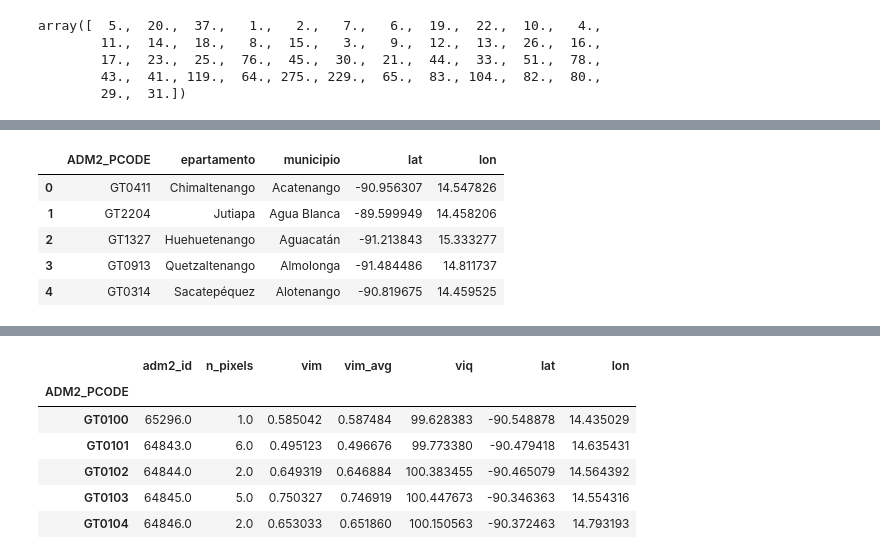
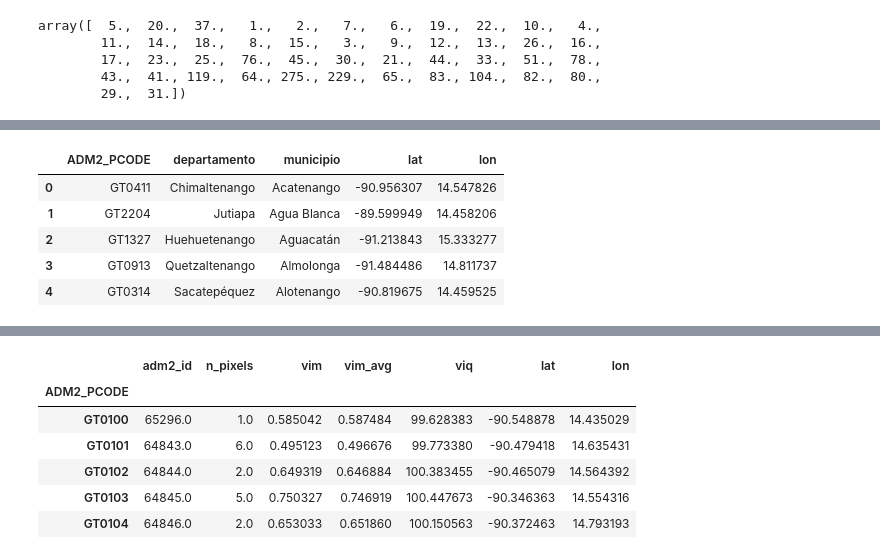
Before and after one commit to ManuelAlejandroMartinezFlores/ProyectoMineria, a Jupyter notebook: construir_dataset.ipynb, the cells around one changed output, grey strips where cells are left out. Saved outputs shown, nothing was run; the diff lists cells and outputs as text; code cells hidden in the pictures.

```diff
--- a/construir_dataset.ipynb
+++ b/construir_dataset.ipynb
@@ -43,10 +46,10 @@ c.head()
 | 4 | Guatemala | GT | Sacatepéquez | GT03 | Alotenango | GT0314 | Alotenango | NaN | NaN | ... |
 # %%
 c = c[["ADM2_PCODE", "ADM1_ES", "ADM2_ES", "x", "y"]]
-c.rename(columns={"ADM1_ES": "epartamento", "ADM2_ES": "municipio", "x":"lat", "y": "lon"}, inplace=True)
+c.rename(columns={"ADM1_ES": "departamento", "ADM2_ES": "municipio", "x":"lat", "y": "lon"}, inplace=True)
 c.head()
 # %% [output]
-|  | ADM2_PCODE | epartamento | municipio | lat | lon |
+|  | ADM2_PCODE | departamento | municipio | lat | lon |
 | 0 | GT0411 | Chimaltenango | Acatenango | -90.956307 | 14.547826 |
 | 1 | GT2204 | Jutiapa | Agua Blanca | -89.599949 | 14.458206 |
 | 2 | GT1327 | Huehuetenango | Aguacatán | -91.213843 | 15.333277 |
```
Also changed, not shown: parts of 7 cells of this notebook, 2 other files.
